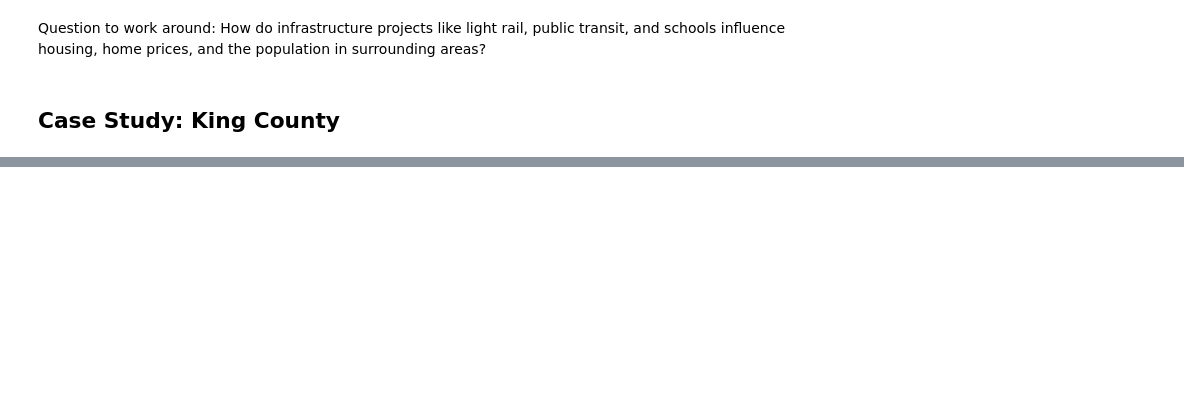
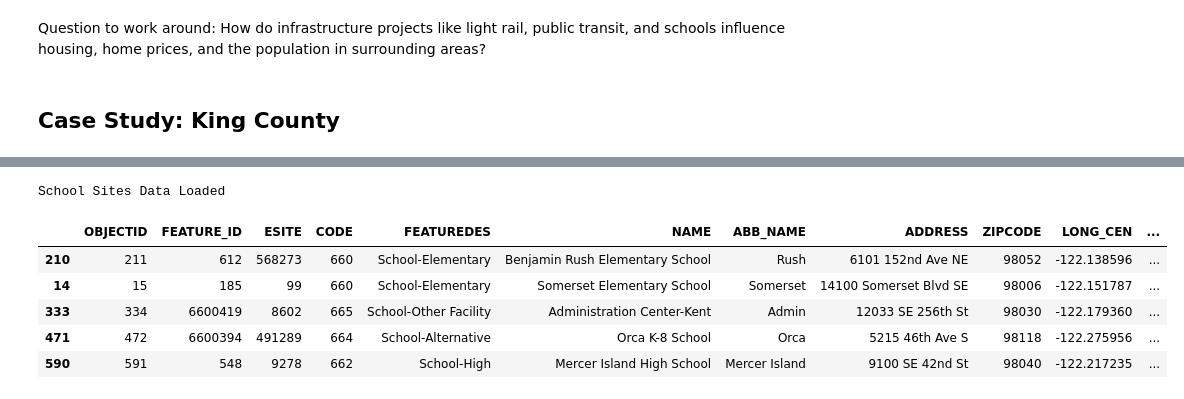
Before and after one commit to cparthiv/TSA-real-estate-analysis, a Jupyter notebook: draft.ipynb, the cells around one changed output, grey strips where cells are left out. Drawn from its saved outputs; the diff is of its cells as text; code cells hidden in the pictures; blank space fills up the shorter version.

```diff
--- a/draft.ipynb
+++ b/draft.ipynb
@@ -27,7 +21,15 @@ Housing Data Loaded
 # %%
 schools_geo = gpd.read_file("datasets/School_Sites_in_King_County___schsite_point.geojson")
 print("School Sites Data Loaded")
-print(schools_geo.head())
+schools_geo.sample(n=5)
+# %% [output]
+School Sites Data Loaded
+|  | OBJECTID | FEATURE_ID | ESITE | CODE | FEATUREDES | NAME | ABB_NAME | ADDRESS | ZIPCODE | LONG_CEN | ... |
+| 210 | 211 | 612 | 568273 | 660 | School-Elementary | Benjamin Rush Elementary School | Rush | 6101 152nd Ave NE | 98052 | -122.138596 | ... |
+| 14 | 15 | 185 | 99 | 660 | School-Elementary | Somerset Elementary School | Somerset | 14100 Somerset Blvd SE | 98006 | -122.151787 | ... |
+| 333 | 334 | 6600419 | 8602 | 665 | School-Other Facility | Administration Center-Kent | Admin | 12033 SE 256th St | 98030 | -122.179360 | ... |
+| 471 | 472 | 6600394 | 491289 | 664 | School-Alternative | Orca K-8 School | Orca | 5215 46th Ave S | 98118 | -122.275956 | ... |
+| 590 | 591 | 548 | 9278 | 662 | School-High | Mercer Island High School | Mercer Island | 9100 SE 42nd St | 98040 | -122.217235 | ... |
 # %%
 transit_routes = gpd.read_file("datasets/Transit_Routes_for_King_County_Metro___transitroute_line.geojson")
 print("Transit Routes Data Loaded")
```
Also changed, not shown: parts of 8 cells of this notebook.
